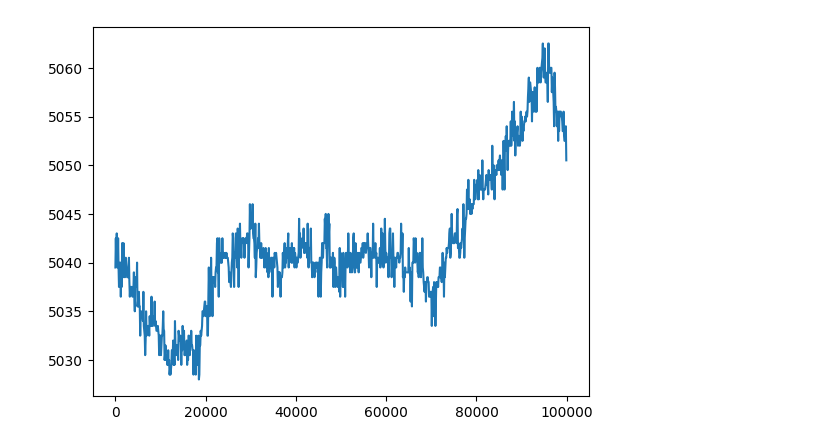
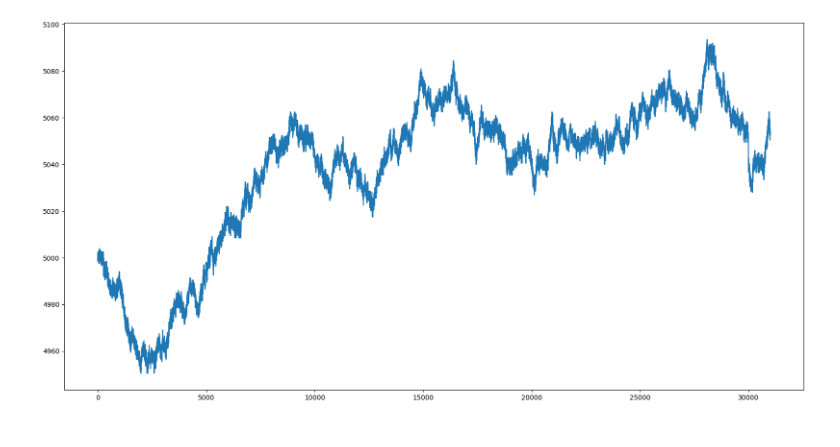
Before and after one commit to AlexMorrow239/Bonsai-IMC, a Jupyter notebook: alex/StockAnalysis.ipynb, the cells around one changed output. Saved outputs shown, nothing was run; the diff lists cells and outputs as text; code cells hidden in the pictures.

```diff
--- a/alex/StockAnalysis.ipynb
+++ b/alex/StockAnalysis.ipynb
@@ -3,22 +3,21 @@ import pandas as pd
 import numpy as np
 import matplotlib.pyplot as plt
 # %%
-day_neg_one = pd.read_csv('Day_-1.csv', delimiter=';')
-day_neg_two = pd.read_csv('Day_-2.csv', delimiter=';')
-day_zero = pd.read_csv('Day_0.csv', delimiter=';')
-day_one = pd.read_csv('Day_1.csv')
+day_neg_one = pd.read_csv('DayData/Day_-1.csv', delimiter=';')
+day_neg_two = pd.read_csv('DayData/Day_-2.csv', delimiter=';')
+day_zero = pd.read_csv('DayData/Day_0.csv', delimiter=';')
+day_one = pd.read_csv('DayData/Day_1.csv')
 
 cum_data = pd.concat([day_neg_two, day_neg_one, day_zero, day_one])
 cum_data.reset_index(inplace=True)
 
 cum_star = cum_data[cum_data['product'] == 'STARFRUIT']
 cum_star.reset_index(inplace=True)
 
-star_day_one = day_one[day_one['product'] == 'STARFRUIT']
-star_day_one.set_index('timestamp', inplace=True)
+plt.figure(figsize=(20,10))
+plt.plot(cum_star.index, cum_star['mid_price'])
+plt.show
 
-plt.plot(star_day_one.index, star_day_one['mid_price'])
-
-a,b,c,d,intercept = np.polyfit(star_day_one.index, star_day_one['mid_price'], 4)
+a,b,c,d,intercept = np.polyfit(cum_star.index, cum_star['mid_price'], 4)
 # %% [output]
-[figure, old version]
+[figure, new version]
```
Also changed, not shown: parts of 3 cells of this notebook, 1 other file.
